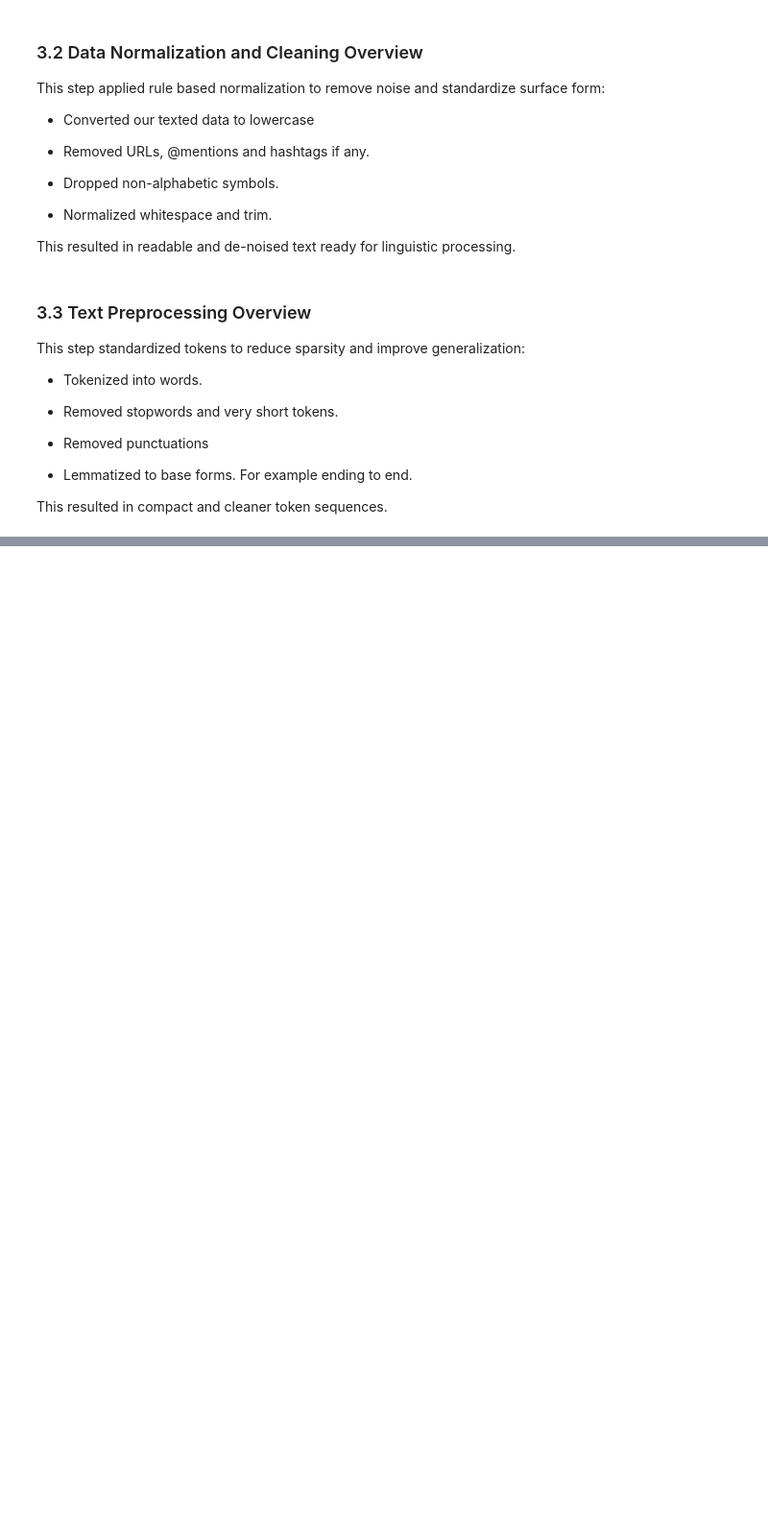
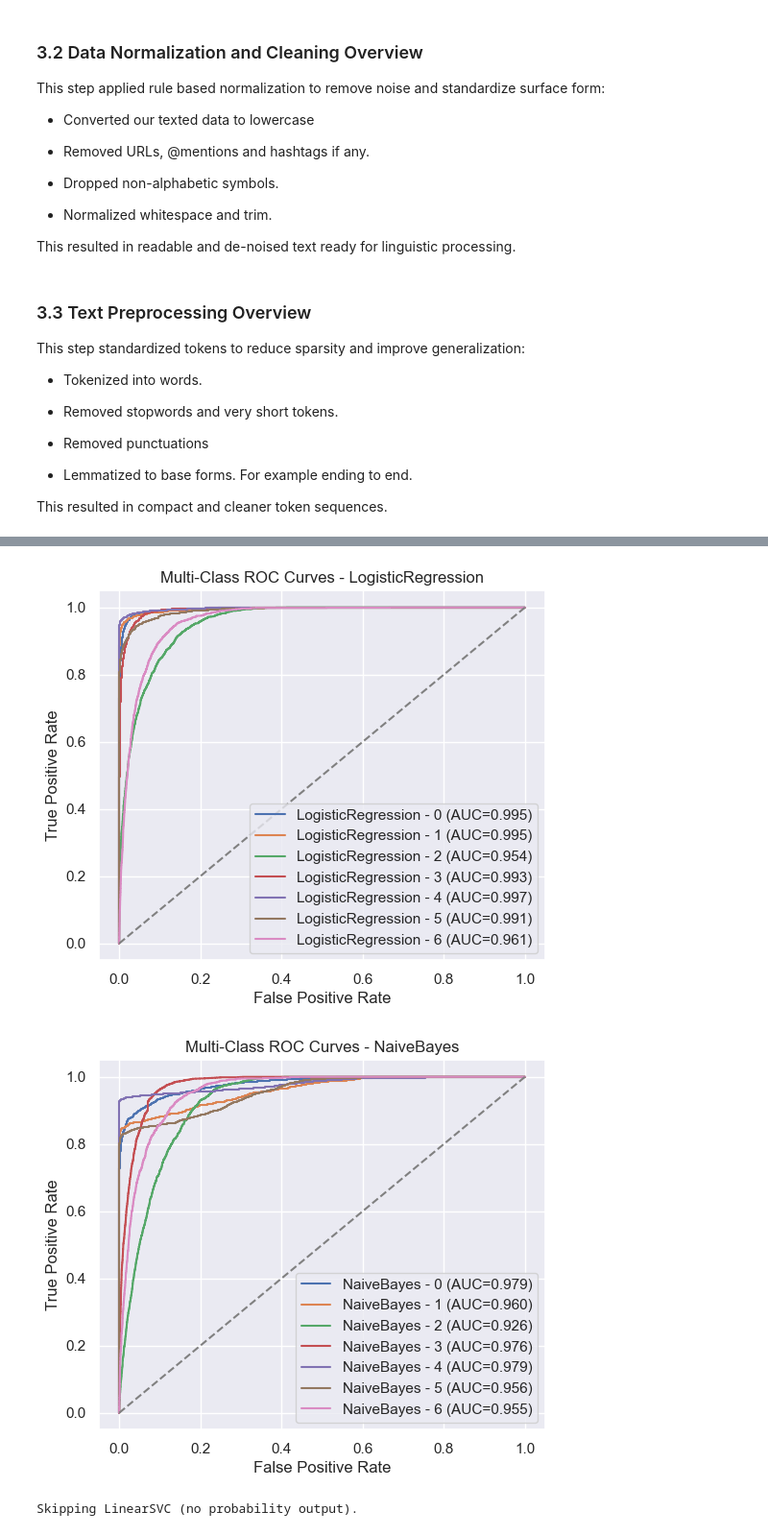
Before and after one commit to Elvis-562/Capstone.project, a Jupyter notebook: Capstone_project.ipynb, the cells around one changed output, grey strips where cells are left out. Shown at 96% size. Drawn from its saved outputs; the diff is of its cells as text; code cells hidden in the pictures; blank space fills up the shorter version.

```diff
--- a/Capstone_project.ipynb
+++ b/Capstone_project.ipynb
@@ -1040,0 +1120,3 @@ This resulted in compact and cleaner token sequences.
+# %%
+#removing duplicates
+mentalhealth_data =  mentalhealth_data.drop_duplicates(subset=['cleaned_text'],keep='first')
@@ -1040,0 +1518,6 @@ This resulted in compact and cleaner token sequences.
+# %%
+plot_roc_curves(results)
+# %% [output]
+[figure, added]
+[figure, added]
+Skipping LinearSVC (no probability output).
```
Also changed, not shown: parts of 46 cells of this notebook.
